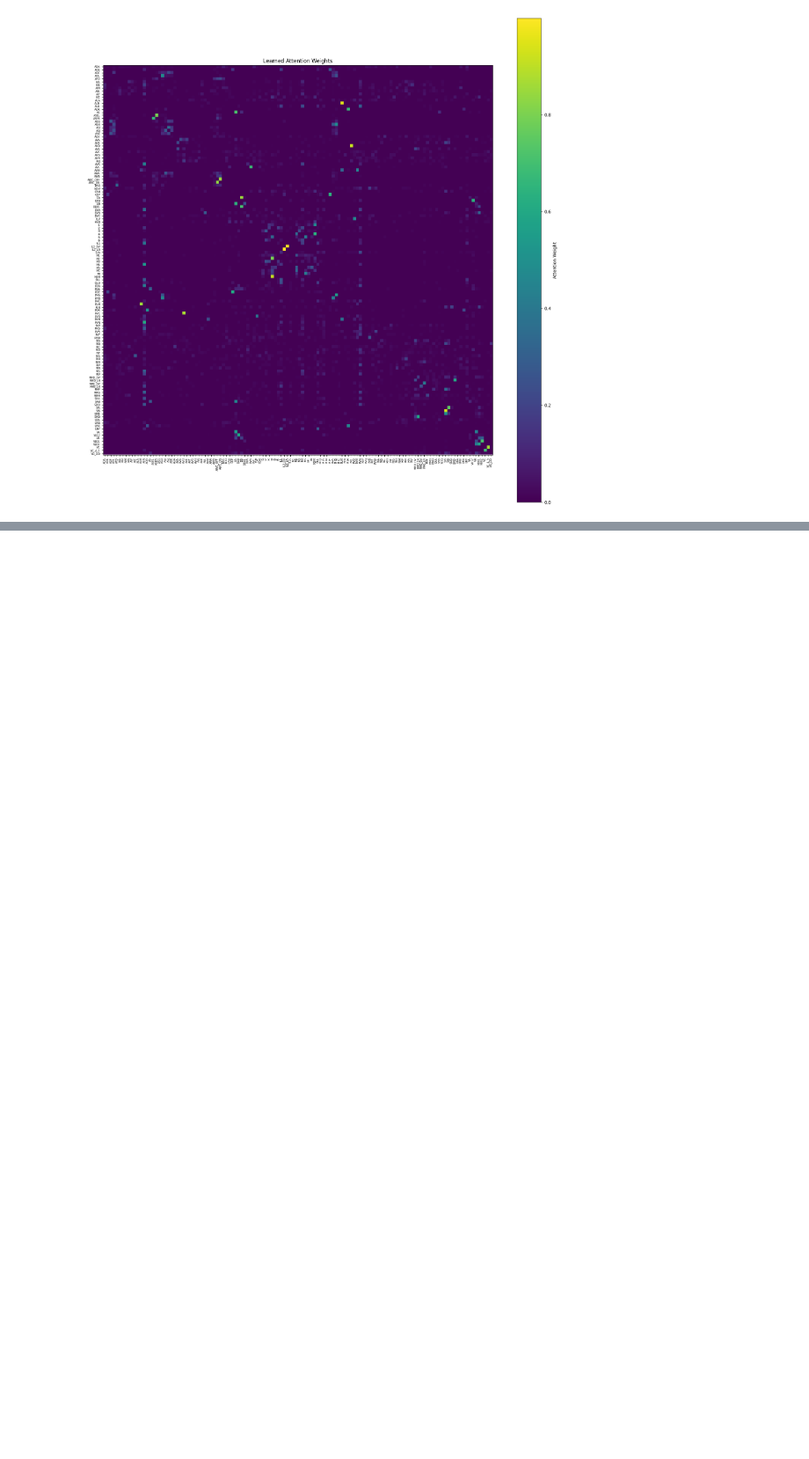
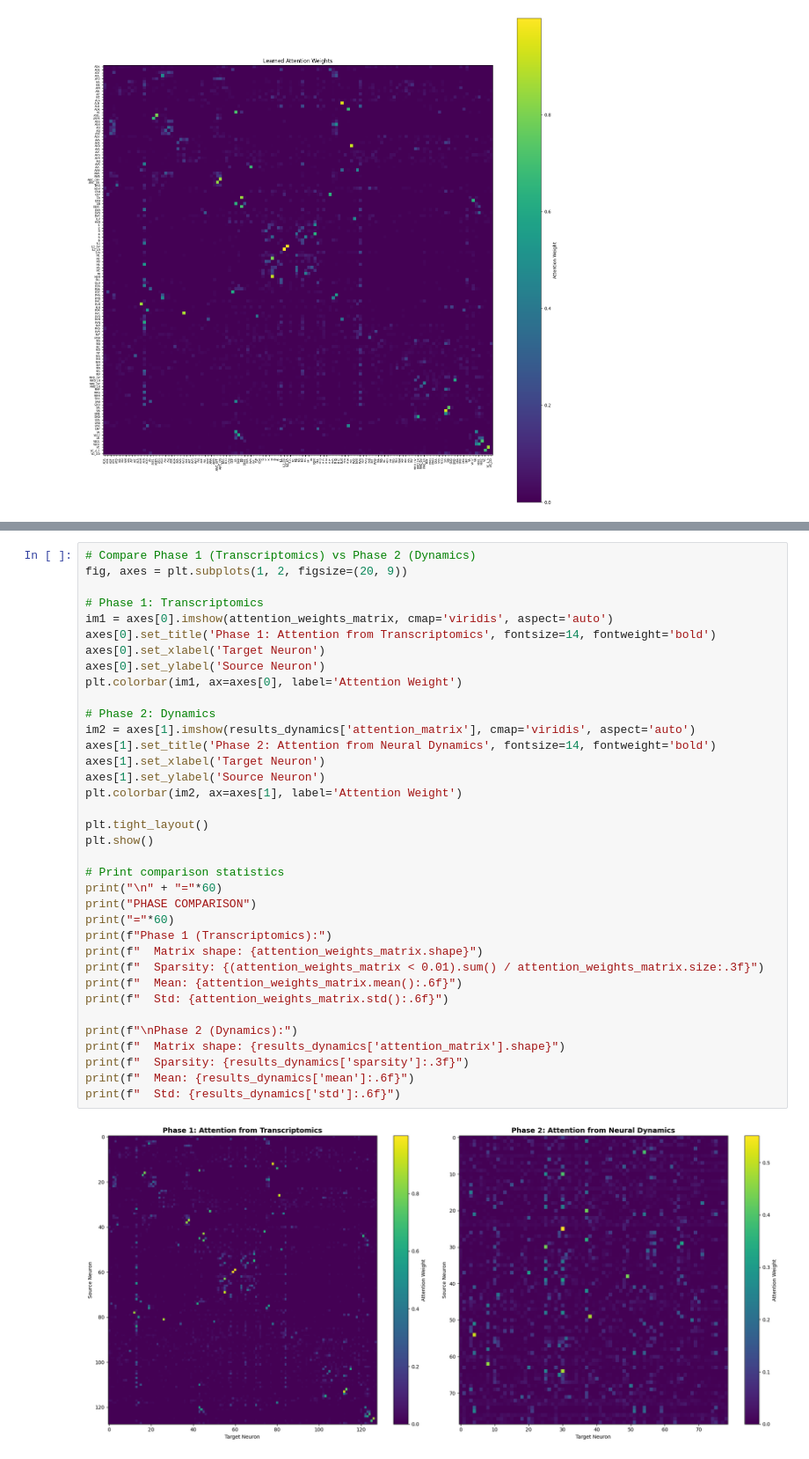
Before and after one commit to qsimeon/worm-learn, a Jupyter notebook: main_notebook.ipynb, the cells around one changed output, grey strips where cells are left out. Shown at 88% size. Saved outputs shown, nothing was run; the diff lists cells and outputs as text; blank space fills up the shorter version.

```diff
--- a/main_notebook.ipynb
+++ b/main_notebook.ipynb
@@ -1776,0 +2238,38 @@ plt.show()
+# %%
+# Compare Phase 1 (Transcriptomics) vs Phase 2 (Dynamics)
+fig, axes = plt.subplots(1, 2, figsize=(20, 9))
+
+# Phase 1: Transcriptomics
+im1 = axes[0].imshow(attention_weights_matrix, cmap='viridis', aspect='auto')
+axes[0].set_title('Phase 1: Attention from Transcriptomics', fontsize=14, fontweight='bold')
+axes[0].set_xlabel('Target Neuron')
+axes[0].set_ylabel('Source Neuron')
+plt.colorbar(im1, ax=axes[0], label='Attention Weight')
+
+# Phase 2: Dynamics
+im2 = axes[1].imshow(results_dynamics['attention_matrix'], cmap='viridis', aspect='auto')
+axes[1].set_title('Phase 2: Attention from Neural Dynamics', fontsize=14, fontweight='bold')
+axes[1].set_xlabel('Target Neuron')
+axes[1].set_ylabel('Source Neuron')
+plt.colorbar(im2, ax=axes[1], label='Attention Weight')
+
+plt.tight_layout()
+plt.show()
+
+# Print comparison statistics
+print("\n" + "="*60)
+print("PHASE COMPARISON")
+print("="*60)
+print(f"Phase 1 (Transcriptomics):")
+print(f"  Matrix shape: {attention_weights_matrix.shape}")
+print(f"  Sparsity: {(attention_weights_matrix < 0.01).sum() / attention_weights_matrix.size:.3f}")
+print(f"  Mean: {attention_weights_matrix.mean():.6f}")
+print(f"  Std: {attention_weights_matrix.std():.6f}")
+
+print(f"\nPhase 2 (Dynamics):")
+print(f"  Matrix shape: {results_dynamics['attention_matrix'].shape}")
+print(f"  Sparsity: {results_dynamics['sparsity']:.3f}")
+print(f"  Mean: {results_dynamics['mean']:.6f}")
+print(f"  Std: {results_dynamics['std']:.6f}")
+# %% [output]
+[figure, added]
```
Also changed, not shown: parts of 25 cells of this notebook.
